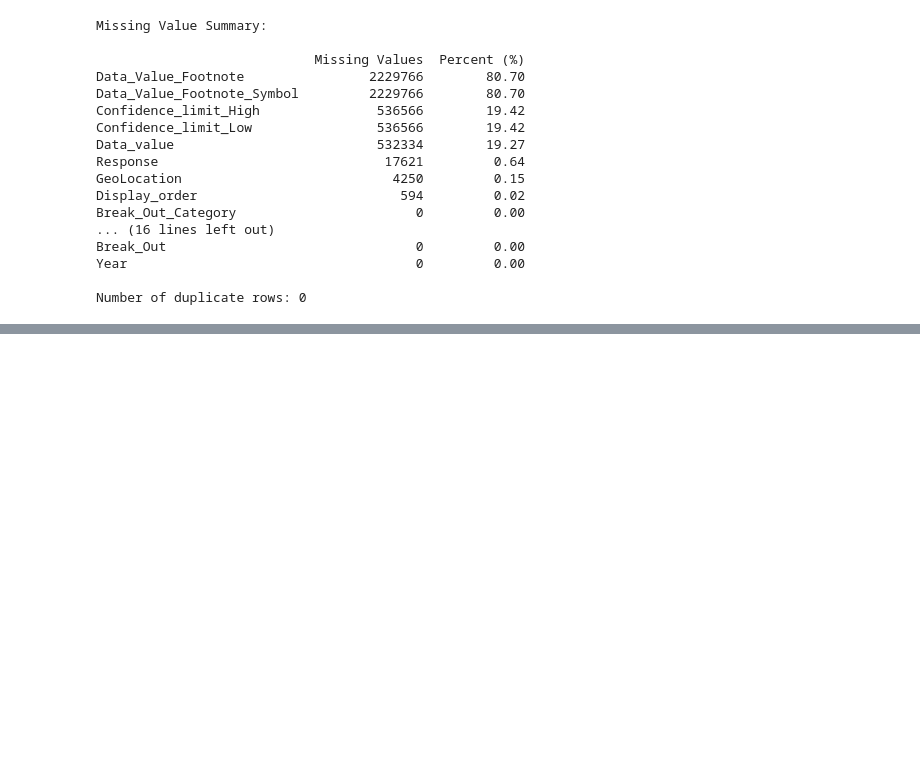
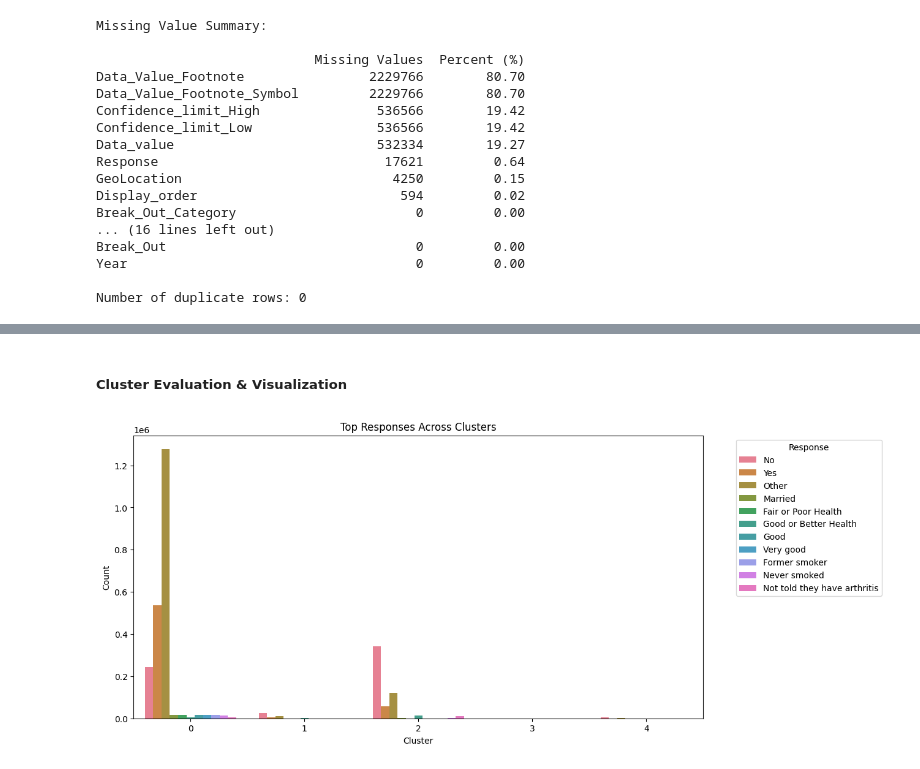
Before and after one commit to MousumyCSE/CDC_BRFSS_project, a Jupyter notebook: ML_project.ipynb, the cells around one changed output, grey strips where cells are left out. Cells and saved outputs as stored; diff of their text form; code cells hidden in the pictures; blank space fills up the shorter version.

```diff
--- a/ML_project.ipynb
+++ b/ML_project.ipynb
@@ -312,0 +389,3 @@ plt.show()
+# %%
+scaler = StandardScaler()
+df_new[num_features] = scaler.fit_transform(df_new[num_features])
@@ -312,0 +394,7 @@ plt.show()
+# %%
+df_new['log_Sample_Size'] = np.log1p(df_new['Sample_Size'])
+
+poly = PolynomialFeatures(degree=2, include_bias=False)
+poly_features = poly.fit_transform(df_new[num_features])
+poly_df = pd.DataFrame(poly_features, columns=poly.get_feature_names_out(num_features))
+df_new = pd.concat([df_new, poly_df], axis=1)
@@ -312,0 +410,15 @@ plt.show()
+# %%
+from sklearn.cluster import KMeans
+k = 5
+kmeans = KMeans(n_clusters=k, random_state=42)
+cluster_labels = kmeans.fit_predict(df_new)
+# %%
+# Add clusters and keep Response for evaluation
+df_eval = pd.DataFrame({
+    'Cluster': cluster_labels,
+    'Response': responses
+})
+
+# Group rare responses: keep top 10, rest as 'Other'
+top_responses = df_eval['Response'].value_counts().nlargest(10).index
+df_eval['Response_grouped'] = df_eval['Response'].apply(lambda x: x if x in top_responses else 'Other')
@@ -312,0 +448,12 @@ plt.show()
+# %% [markdown]
+##### Cluster Evaluation & Visualization
+# %%
+plt.figure(figsize=(12,6))
+sns.countplot(x='Cluster', hue='Response_grouped', data=df_eval)
+plt.title("Top Responses Across Clusters")
+plt.xlabel("Cluster")
+plt.ylabel("Count")
+plt.legend(title='Response', bbox_to_anchor=(1.05, 1), loc='upper left')
+plt.show()
+# %% [output]
+[figure, added]
```
Also changed, not shown: parts of 48 cells of this notebook.
